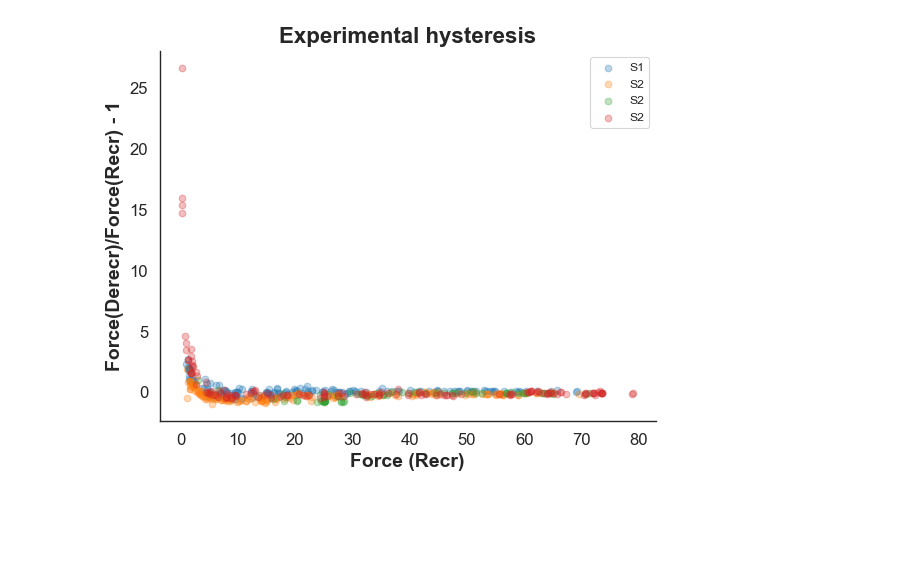
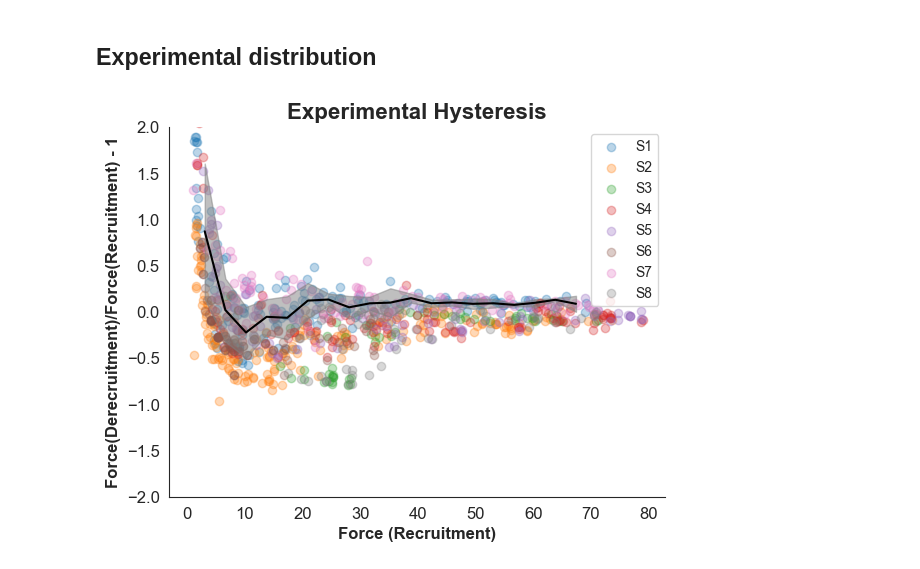
Before and after one commit to natmtc/flexible-motoneuron-control, a Jupyter notebook: Data_Analysis_Model.ipynb, the cells around one changed output. Drawn from its saved outputs; the diff is of its cells as text; code cells hidden in the pictures; blank space fills up the shorter version.

```diff
--- a/Data_Analysis_Model.ipynb
+++ b/Data_Analysis_Model.ipynb
@@ -69,6 +61,0 @@ plt.scatter(force_first,norm_hysteresis)
-# %%
-df = pd.read_csv('/Users/nmt121/Desktop/Repositories/Motoneuron_Model/Data_MN_Model/S1.csv')
-df = df.dropna(how='all')
-plt.scatter(df.iloc[:,0], df.iloc[:,1]/df.iloc[:,0]-1)
-
-xlabel="Force (Recruitment)",xlabel="Force(Derecruitment)/Force(Recruitmemt) - 1",)
@@ -93,36 +99,65 @@ df2
+# %% [markdown]
+## Experimental distribution
 # %%
+
 sns.set_style("white")
 
 plt.rcParams['axes.labelsize'] = 14
 plt.rcParams['axes.labelweight'] = 'bold'
 plt.rcParams['xtick.labelsize'] = 12
 plt.rcParams['ytick.labelsize'] = 12
 
-df1 = pd.read_csv('/Users/nmt121/Desktop/Repositories/Motoneuron_Model/Data_MN_Model/S1.csv')
-df1 = df1.dropna(how='all')
+def process_data(file_path):
+    df = pd.read_csv(file_path)
+    df = df.dropna(how='all')
+    df['hysteresis'] = df.iloc[:, 1] / df.iloc[:, 0] - 1
+    df['zscore'] = zscore(df['hysteresis'])
+    return df[df['zscore'].abs() <= 3]
 
-df2 = pd.read_csv('/Users/nmt121/Desktop/Repositories/Motoneuron_Model/Data_MN_Model/S2.csv')
-df2 = df2.dropna(how='all')
+df1 = process_data('/Users/nmt121/Desktop/Repositories/Motoneuron_Model/Data_MN_Model/csv_subjects/S1.csv')
+df2 = process_data('/Users/nmt121/Desktop/Repositories/Motoneuron_Model/Data_MN_Model/csv_subjects/S2.csv')
+df3 = process_data('/Users/nmt121/Desktop/Repositories/Motoneuron_Model/Data_MN_Model/csv_subjects/S3.csv')
+df4 = process_data('/Users/nmt121/Desktop/Repositories/Motoneuron_Model/Data_MN_Model/csv_subjects/S4.csv')
+df5 = process_data('/Users/nmt121/Desktop/Repositories/Motoneuron_Model/Data_MN_Model/csv_subjects/S5_.csv')
+df6 = process_data('/Users/nmt121/Desktop/Repositories/Motoneuron_Model/Data_MN_Model/csv_subjects/S6.csv')
+df7 = process_data('/Users/nmt121/Desktop/Repositories/Motoneuron_Model/Data_MN_Model/csv_subjects/S7.csv')
+df8 = process_data('/Users/nmt121/Desktop/Repositories/Motoneuron_Model/Data_MN_Model/csv_subjects/S8.csv')
 
-df3 = pd.read_csv('/Users/nmt121/Desktop/Repositories/Motoneuron_Model/Data_MN_Model/S3.csv')
-df3 = df3.dropna(how='all')
+all_dfs = pd.concat([df1, df2, df3, df4,df5,df6,df7,df8])
 
-df4 = pd.read_csv('/Users/nmt121/Desktop/Repositories/Motoneuron_Model/Data_MN_Model/S4.csv')
-df4 = df4.dropna(how='all')
+#  bin edges for the x-axis
+bin_edges = np.linspace(all_dfs.iloc[:, 0].min(), all_dfs.iloc[:, 0].max(), num=20)
+bin_centers = 0.5 * (bin_edges[:-1] + bin_edges[1:])
 
-plt.scatter(df1.iloc[:,0], df1.iloc[:,1]/df1.iloc[:,0]-1,alpha=0.3,label='S1')
-plt.scatter(df2.iloc[:,0], df2.iloc[:,1]/df2.iloc[:,0]-1,alpha=0.3,label='S2')
-plt.scatter(df3.iloc[:,0], df3.iloc[:,1]/df3.iloc[:,0]-1,alpha=0.3,label='S2')
-plt.scatter(df4.iloc[:,0], df4.iloc[:,1]/df4.iloc[:,0]-1,alpha=0.3,label='S2')
+binned = all_dfs.groupby(pd.cut(all_dfs.iloc[:, 0], bins=bin_edges))
+means = binned['hysteresis'].mean()
+std_devs = binned['hysteresis'].std()
 
 
-plt.title('Experimental hysteresis', fontsize=16, fontweight='bold')
-plt.xlabel('Force (Recr)')
-plt.ylabel('Force(Derecr)/Force(Recr) - 1')
+plt.scatter(df1.iloc[:, 0], df1['hysteresis'], alpha=0.3, label='S1')
+plt.scatter(df2.iloc[:, 0], df2['hysteresis'], alpha=0.3, label='S2')
+plt.scatter(df3.iloc[:, 0], df3['hysteresis'], alpha=0.3, label='S3')
+plt.scatter(df4.iloc[:, 0], df4['hysteresis'], alpha=0.3, label='S4')
+plt.scatter(df5.iloc[:, 0], df5['hysteresis'], alpha=0.3, label='S5')
+plt.scatter(df6.iloc[:, 0], df6['hysteresis'], alpha=0.3, label='S6')
+plt.scatter(df7.iloc[:, 0], df7['hysteresis'], alpha=0.3, label='S7')
+plt.scatter(df8.iloc[:, 0], df8['hysteresis'], alpha=0.3, label='S8')
+
+
+plt.plot(bin_centers, means, '-', color='black')#label='Evolving Mean')
+plt.fill_between(bin_centers, means - std_devs, means + std_devs, color='gray', alpha=0.5)#, label='Variance')
+
+#######
+plt.ylim(-2, 2)
+
+
+plt.title('Experimental Hysteresis', fontsize=16, fontweight='bold')
+plt.xlabel('Force (Recruitment)', fontsize=12, fontweight='bold')
+plt.ylabel('Force(Derecruitment)/Force(Recruitment) - 1', fontsize=12, fontweight='bold')
 plt.legend()
 
 sns.despine()
 
 plt.show()
 # %% [output]
-[figure, old version]
+[figure, new version]
```
Also changed, not shown: parts of 23 cells of this notebook, 5 other files.
